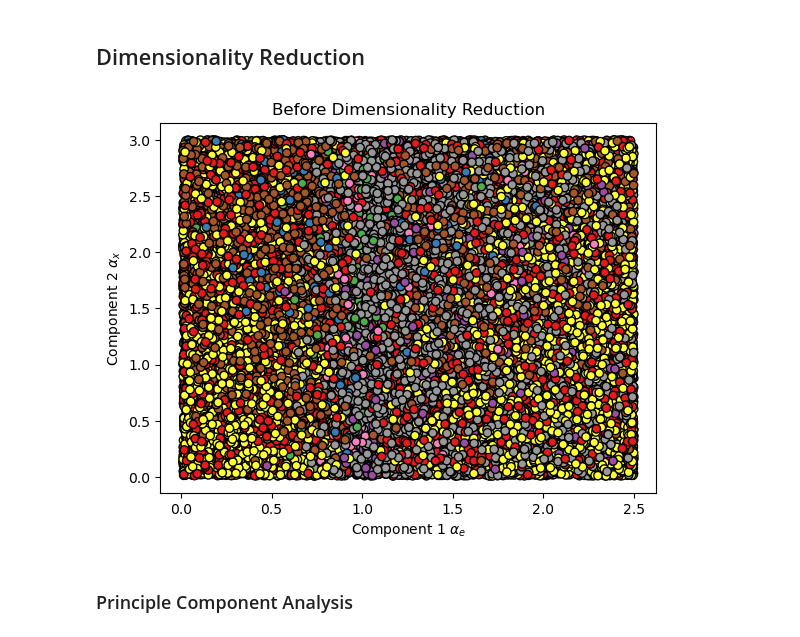
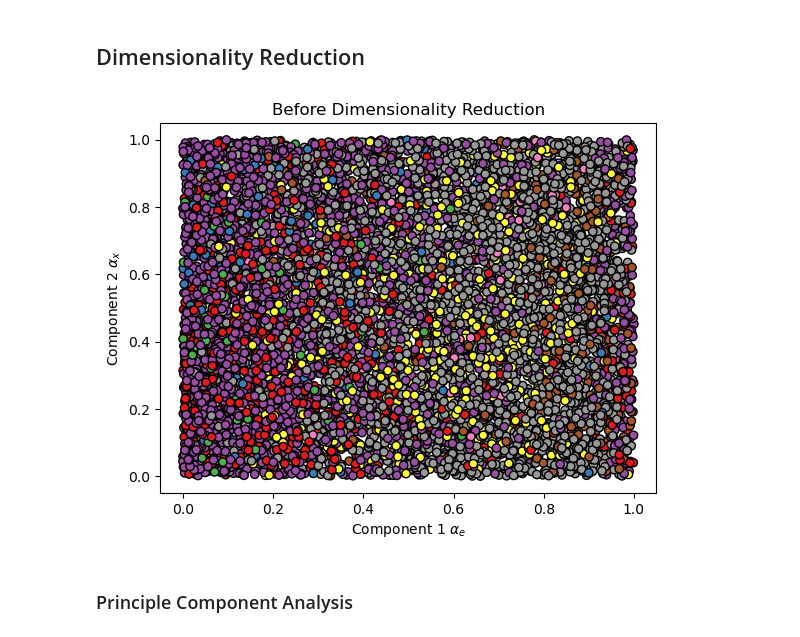
Before and after one commit to Srishti-Goel/Neutrino-Flavour-Oscillations-in-Supernovae, a Jupyter notebook: code/fastModes_all_crossings.ipynb, the cells around one changed output. Cells and saved outputs as stored; diff of their text form; code cells hidden in the pictures.

```diff
--- a/code/fastModes_all_crossings.ipynb
+++ b/code/fastModes_all_crossings.ipynb
@@ -511,13 +612,13 @@ plt.show()
 ## Dimensionality Reduction
 # %%
 # Plot the reduced data
-plt.scatter(X_test[:, 0], X_test[:, 1], c=y_test, cmap=plt.cm.Set1, edgecolor='k')
+plt.scatter(X_test[:, -2], X_test[:, -3], c=y_test, cmap=plt.cm.Set1, edgecolor='k')
 plt.xlabel(r'Component 1 $\alpha_e$')
 plt.ylabel(r'Component 2 $\alpha_x$')
 plt.title('Before Dimensionality Reduction')
 plt.show()
 # %% [output]
-[figure, old version]
+[figure, new version]
 # %% [markdown]
 ### Principle Component Analysis
 # %%
```
Also changed, not shown: parts of 34 cells of this notebook, 10 other files.
